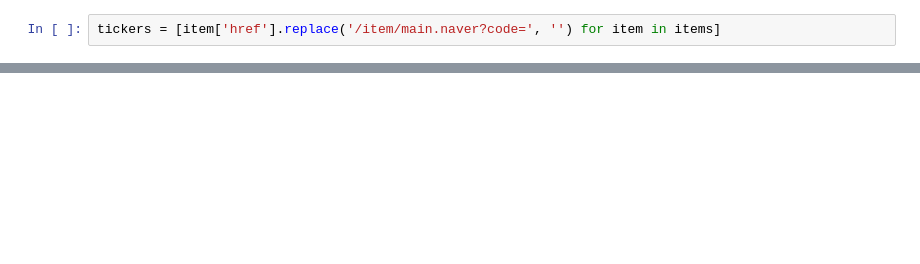
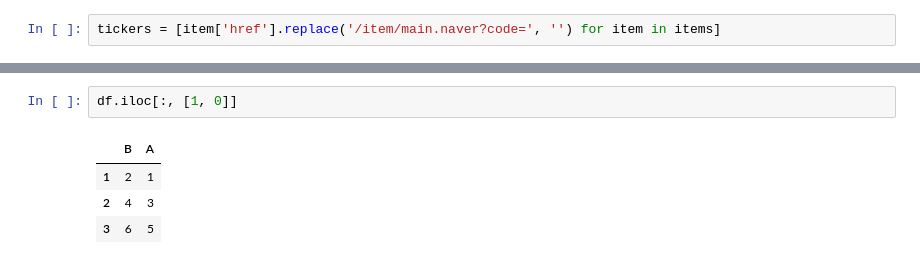
Before and after one commit to HyunsooKim92/NH, a Jupyter notebook: live/Day 2.ipynb, the cells around one changed output, grey strips where cells are left out. Drawn from its saved outputs; the diff is of its cells as text; blank space fills up the shorter version.

```diff
--- a/live/Day 2.ipynb
+++ b/live/Day 2.ipynb
@@ -344,0 +936,7 @@ for ticker in tickers:
+# %%
+df.iloc[:, [1, 0]]
+# %% [output]
+|  | B | A |
+| 1 | 2 | 1 |
+| 2 | 4 | 3 |
+| 3 | 6 | 5 |
```
Also changed, not shown: parts of 173 cells of this notebook.
